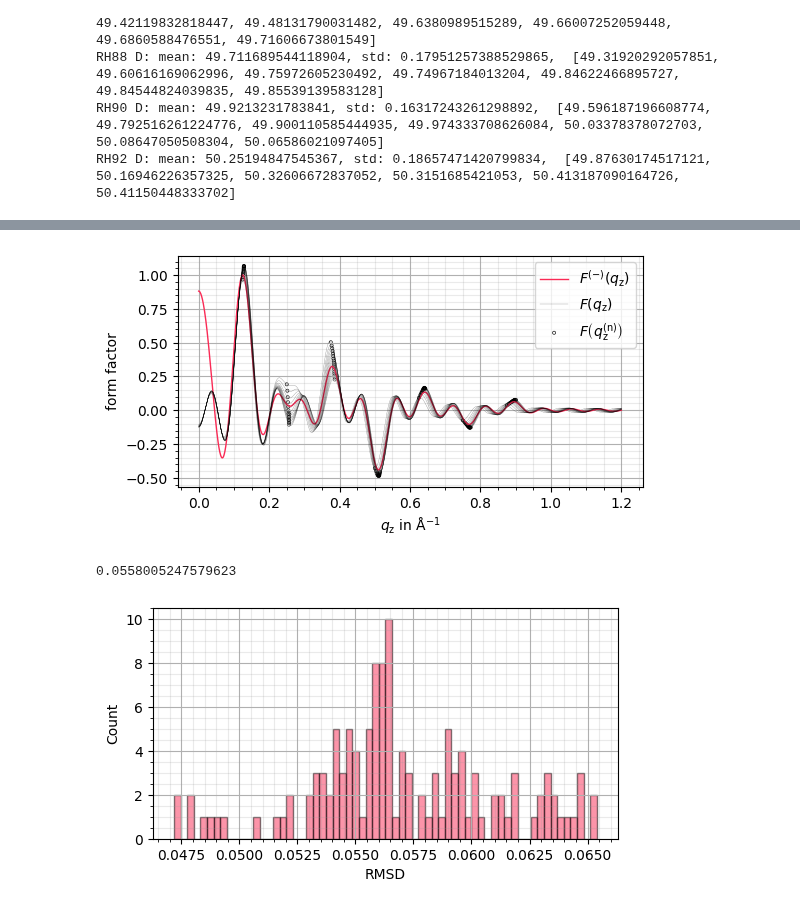
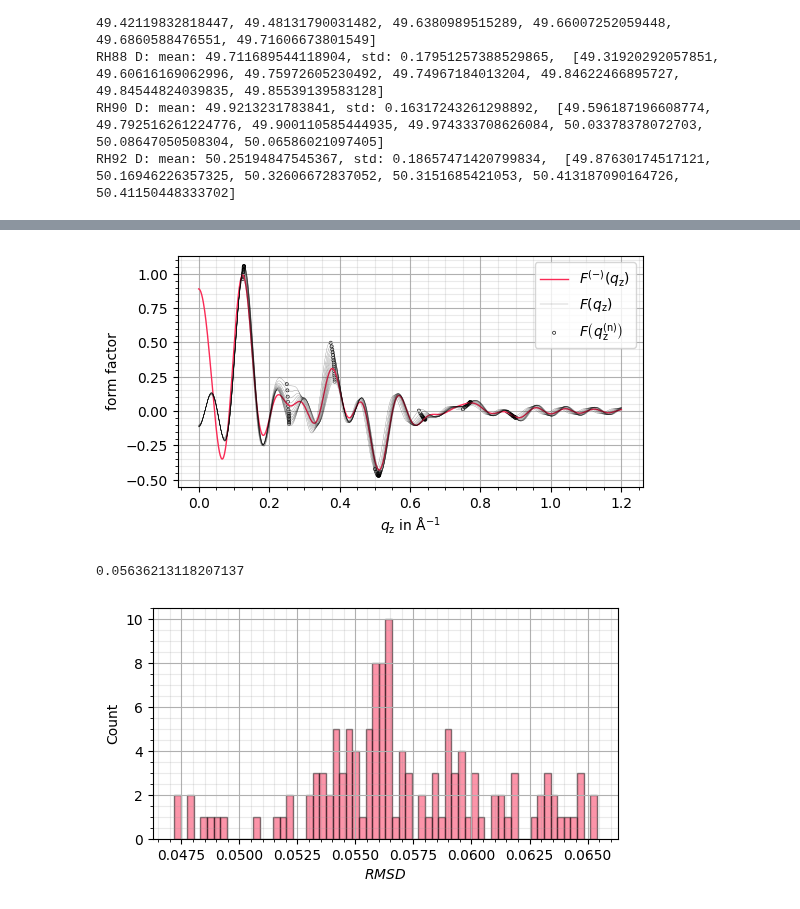
Before and after one commit to CVC97/ALC-24-25, a Jupyter notebook: BK.SLM_study_liquid_membranes/bk.slm_data_analysis.ipynb, the cells around one changed output, grey strips where cells are left out. Drawn from its saved outputs; the diff is of its cells as text; code cells hidden in the pictures.

```diff
--- a/BK.SLM_study_liquid_membranes/bk.slm_data_analysis.ipynb
+++ b/BK.SLM_study_liquid_membranes/bk.slm_data_analysis.ipynb
@@ -275,7 +274,7 @@ def get_integrated_peak(R_corr_array, q_z_array, peak_i, plot = 0):
         ax.grid(which='minor', color = '#999999', alpha = 0.2, linestyle = '-')
         ax.minorticks_on()
 
-        ax.semilogy(RH_q_z, RH_R_corr, color = "xkcd:red pink", alpha = 0.5, label = f"RH {RH}%")
+        ax.semilogy(RH_q_z, RH_R_corr, color = "xkcd:red pink", alpha = 0.5, label = f"$RH={RH}\,\%$")
 
         # plot xvlines at integration boundaries
         ax.axvline(x = lower_q_z, linestyle = "dashed", color = "black", linewidth = 1, label = "integration boundaries")
@@ -442,7 +441,7 @@ def phase_factor_performance(phases, plot = 0):
         ax.minorticks_on()
 
         # continuous minus fluid form factor reconstruction
-        ax.plot(q_z_conti_array, F_minus_array, color = "xkcd:red pink", alpha = 1, linewidth = 1, label = r"$F^{(-)}\left(q_\mathrm{z}\right)$")
+        ax.plot(q_z_conti_array, F_minus_array, color = "xkcd:red pink", alpha = 1, linewidth = 1, label = r"$F^{(-)}(q_\mathrm{z})$")
 
         # continuous form factor reconstructions
         F_RH92_func = get_continuous_F("RH92", phases)
@@ -466,36 +465,36 @@ def phase_factor_performance(phases, plot = 0):
             F_RH_func = get_continuous_F(f"RH{RH}", phases)
             F_RH_array = np.array([F_RH_func(q_z) for q_z in q_z_conti_array])
             ax.plot(q_z_conti_array, F_RH_array, color = "black", alpha = RH/100/2, linewidth = 0.25)
             # evaluated q_z_n
             D = RH_data_dict[f"RH{RH}"]["D"]                                                   # period D for current RH
             q_z_n_plot_list = []                                                            # q_z_n values for plotting
             F_q_z_n_plot_list = []                                                          # corresponding F_q_z_n values for plotting
             for i in range(max_n):
                 # values for plotting
                 q_z_n = 2*np.pi/D * (i+1)                                                   # q_z_n from period length
                 F_q_z_n = F_RH_func(q_z_n)                                                # corresponding F_q_z_n
                 # add values for plotting to plot list
                 q_z_n_plot_list.append(q_z_n)
                 F_q_z_n_plot_list.append(F_q_z_n)
             ax.scatter(q_z_n_plot_list, F_q_z_n_plot_list, s = 5, marker = "o", edgecolor = "black", facecolor = "none", alpha = RH/100, linewidth = 0.5)
 
         ax.legend()
         ax.legend(loc="upper right")
 
         plt.savefig('BK.SLM_visualizations/continuous_form_factors.pdf', facecolor = 'white', bbox_inches='tight')
         plt.savefig('BK.SLM_visualizations/continuous_form_factors.pgf', facecolor = 'white', bbox_inches='tight')
         plt.show()
 
     # return the RMSD for the given phases
     return np.sqrt(sum(mean_squared_deviation_list) / len(mean_squared_deviation_list))
 
 
 # list of phases (0-order will be determined from the other phases, genius !!!)
-phases_list = [1, 1, 1, -1, 1, -1, 1]
+phases_list = [1, 1, 1, -1, -1, 1, -1]
 phase_factor_performance(phases_list, plot = 1)
 # %% [output]
-[figure, old version]
+[figure, new version]
-0.0558005247579623
+0.05636213118207137
 # %%
 # +++++ GENERATE ALL COMBINATIONS OF PHASE FACTORS AND EVALUATE THEIR FIT +++++
 
```
Also changed, not shown: parts of 8 cells of this notebook, 23 other files.
